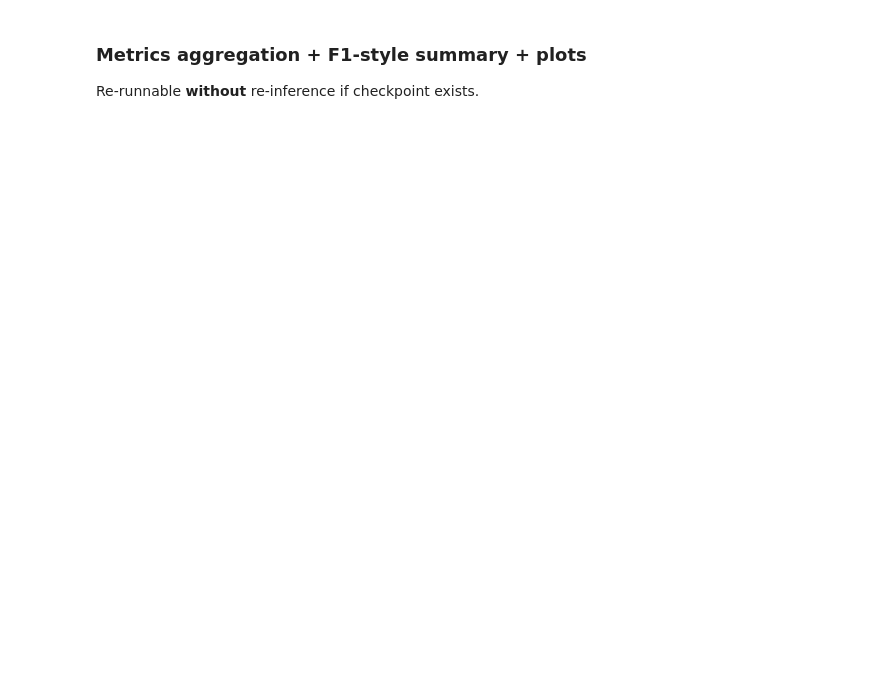
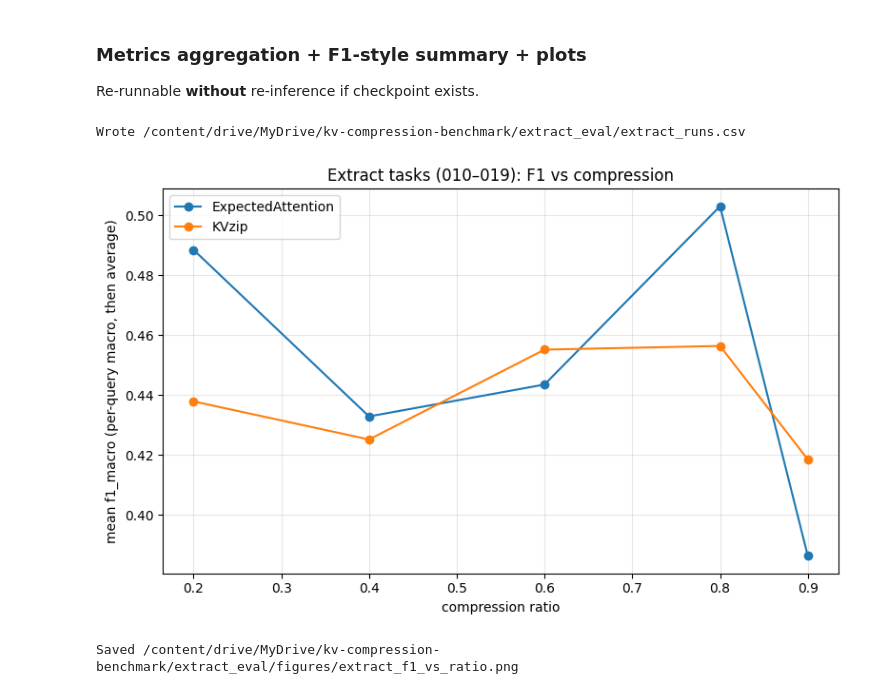
Before and after one commit to physical168/kv-compression-benchmark, a Jupyter notebook: eval_extract.ipynb, the cells around one changed output. Drawn from its saved outputs; the diff is of its cells as text; code cells hidden in the pictures; blank space fills up the shorter version.

```diff
--- a/eval_extract.ipynb
+++ b/eval_extract.ipynb
@@ -517,7 +631,7 @@ from sklearn.metrics import accuracy_score, f1_score
 
 ck = pd.read_csv(CHECKPOINT_PATH)
 _err = ck["error"].fillna("").astype(str).str.strip()
-ck_ok = ck[(_err == "") | (_err.lower() == "nan")].copy()
+ck_ok = ck[(_err == "") | (_err.str.lower() == "nan")].copy()
 ck_ok = ck_ok[ck_ok["pred"].notna()]
 
 rows_summary = []
@@ -571,30 +685,34 @@ for qid in range(10, 20):
                     "n": len(sub),
                 }
             )
 
 sum_df = pd.DataFrame(rows_summary)
 sum_path = CHECKPOINT_PATH.parent / "extract_runs.csv"
 sum_df.to_csv(sum_path, index=False)
 print("Wrote", sum_path)
 
 # Average across extract queries per (ratio, method)
 avg = (
     sum_df.groupby(["ratio", "method"])[["accuracy", "f1_macro"]]
     .mean()
     .reset_index()
 )
 
 fig, ax = plt.subplots(figsize=(8, 5))
 for mname, label in [("ea", "ExpectedAttention"), ("kvzip", "KVzip")]:
     sub = avg[avg["method"] == mname]
     ax.plot(sub["ratio"], sub["f1_macro"], marker="o", label=label)
 ax.set_xlabel("compression ratio")
 ax.set_ylabel("mean f1_macro (per-query macro, then average)")
 ax.set_title("Extract tasks (010–019): F1 vs compression")
 ax.legend()
 ax.grid(True, alpha=0.3)
 fig.tight_layout()
 fp = OUT_DIR / "extract_f1_vs_ratio.png"
 fig.savefig(fp, dpi=120)
 plt.show()
 print("Saved", fp)
+# %% [output]
+Wrote /content/drive/MyDrive/kv-compression-benchmark/extract_eval/extract_runs.csv
+[figure, added]
+Saved /content/drive/MyDrive/kv-compression-benchmark/extract_eval/figures/extract_f1_vs_ratio.png
```
Also changed, not shown: parts of 7 cells of this notebook.
